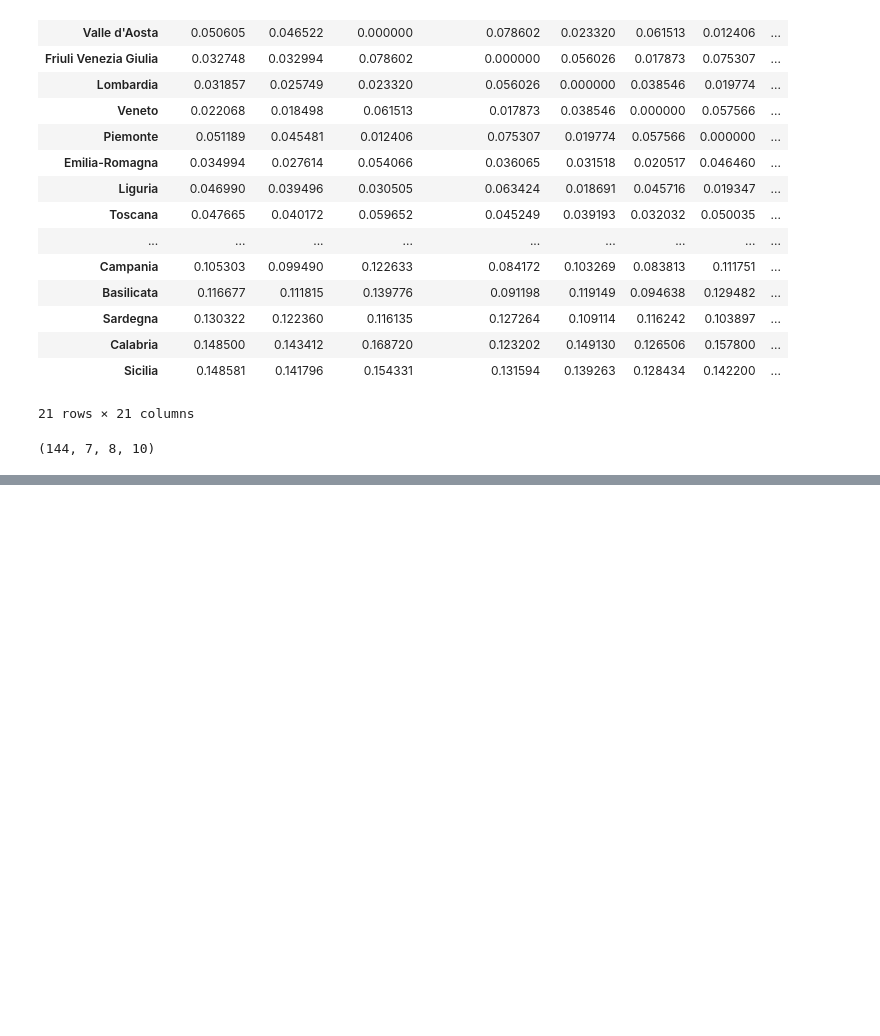
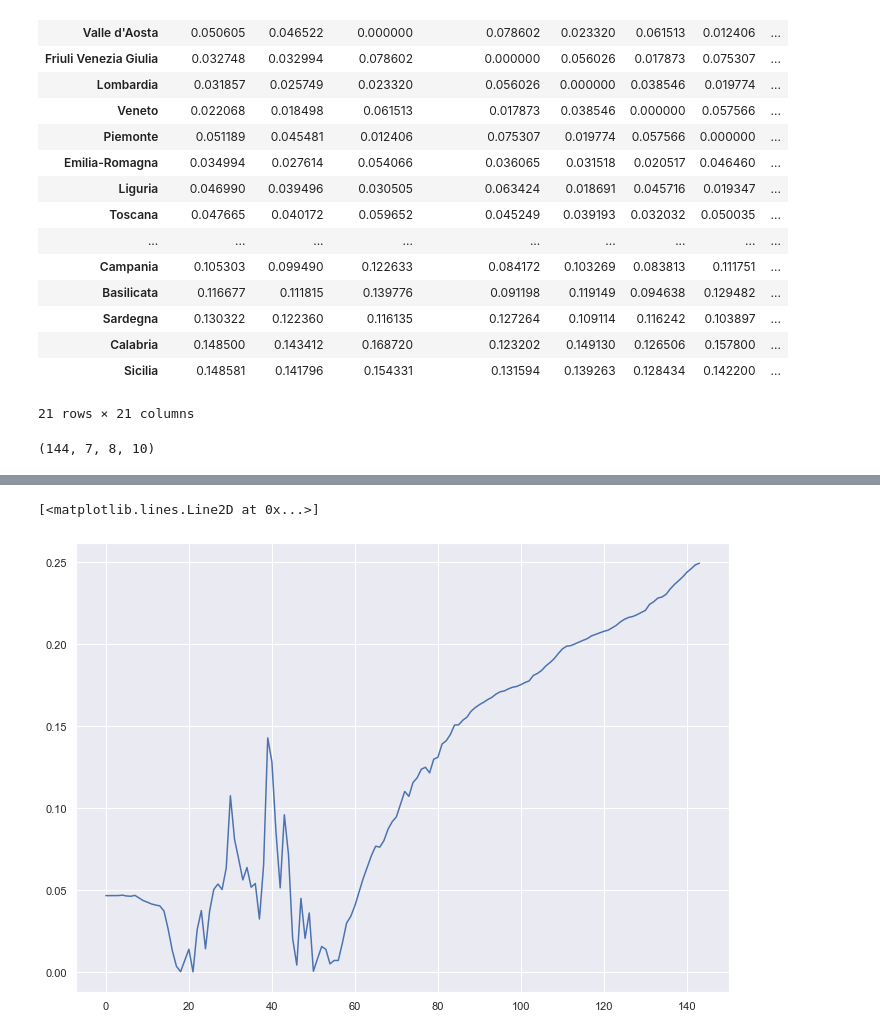
Before and after one commit to Gaurangkarwande/outbreak-prediction, a Jupyter notebook: myPlayground.ipynb, the cells around one changed output, grey strips where cells are left out. Saved outputs shown, nothing was run; the diff lists cells and outputs as text; code cells hidden in the pictures; blank space fills up the shorter version.

```diff
--- a/myPlayground.ipynb
+++ b/myPlayground.ipynb
@@ -196,0 +222,3 @@ train_loader
+# %%
+device = torch.device('cuda' if torch.cuda.is_available() else 'cpu')
+device
@@ -196,0 +399,9 @@ train_loader
+# %%
+test_labels = y_test[0:144].detach().numpy()
+reconstructed_cases = x_test_pred[:,0, 4]
+actual_cases = test_labels[:,0, 4]
+test_mae_loss = np.abs(reconstructed_cases - actual_cases)
+plt.plot(test_mae_loss)
+# %% [output]
+[<matplotlib.lines.Line2D at 0x...>]
+[figure, added]
```
Also changed, not shown: parts of 20 cells of this notebook, 1 other file.
